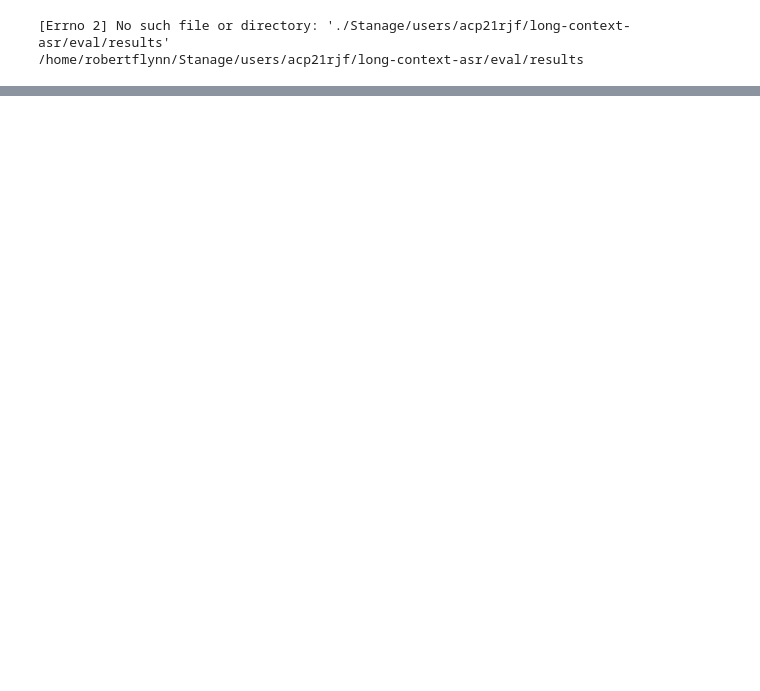
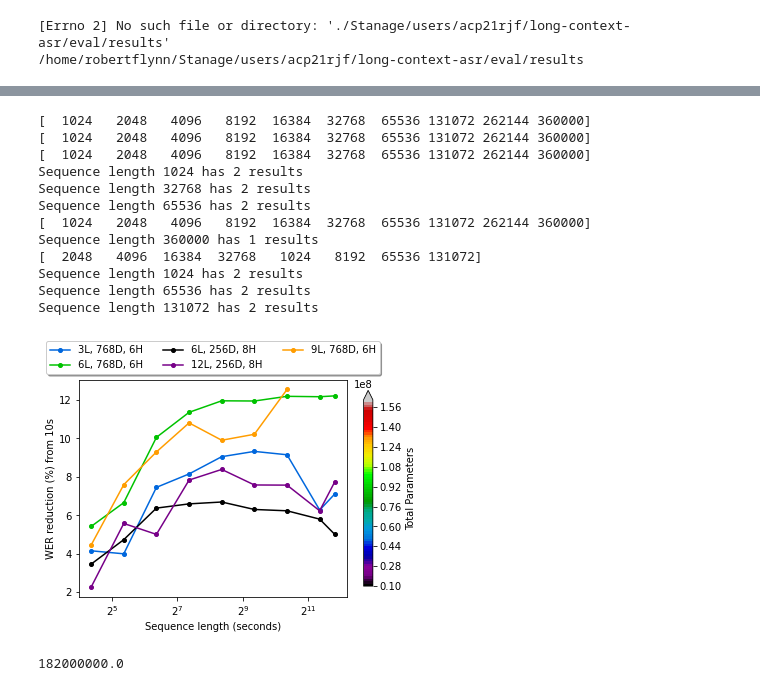
Before and after one commit to robflynnyh/long-context-asr, a Jupyter notebook: eval/results/eval.ipynb, the cells around one changed output, grey strips where cells are left out. Drawn from its saved outputs; the diff is of its cells as text; code cells hidden in the pictures; blank space fills up the shorter version.

```diff
--- a/eval/results/eval.ipynb
+++ b/eval/results/eval.ipynb
@@ -662,0 +47,75 @@ Sequence length 262144 has 1 results
+# %%
+csv1 = pd.read_csv('evals_rotary_pos_3l.csv', sep=',')
+csv2 = pd.read_csv('evals_rb.csv', sep=',')
+csv3 = pd.read_csv('evals_rotary_pos_6l_256d.csv', sep=',')
+csv4 = pd.read_csv('evals_rotary_pos_12l_256d.csv', sep=',')
+csv5 = pd.read_csv('evals_rb_9l_768d.csv', sep=',')
+
+
+
+from matplotlib.cm import ScalarMappable
+from matplotlib.colors import BoundaryNorm, LinearSegmentedColormap
+
+params = [
+    49158656, # 3l
+    89914112, # rb
+    11979008, # 6l 256d
+    21061376, # 12l 256d
+    130669568, # 9l 768d
+]
+param_min, param_max = min(params), 160000000#max(params)
+step = 2000000
+boundaries = [param_min-step]+[d+step for d in range(param_min, param_max+1, step)]
+cm = plt.get_cmap('nipy_spectral')
+#cm = cm.reversed()
+norm = BoundaryNorm(boundaries, 256)
+colors = [cm(norm(p)) for p in params]
+
+
+dataset = 'earnings22_full'
+data1 = get_data(csv1, dataset=dataset)
+data2 = get_data(csv2, dataset=dataset)
+data3 = get_data(csv3, dataset=dataset)
+data4 = get_data(csv4, dataset=dataset)
+data5 = get_data(csv5, dataset=dataset)
+# data5[65536]['wer'] = 23.0
+
+pdecrease1 = get_percentage_decrease_json(data1, min_key=1024)
+pdecrease2 = get_percentage_decrease_json(data2, min_key=1024)
+pdecrease3 = get_percentage_decrease_json(data3, min_key=1024)
+pdecrease4 = get_percentage_decrease_json(data4, min_key=1024)
+pdecrease5 = get_percentage_decrease_json(data5, min_key=1024)
+
+plt.xscale('log', basex=2)
+plt.plot([el/100 for el in sorted(list(pdecrease1.keys()))], [pdecrease1[el] for el in sorted(list(pdecrease1.keys()))], label='3L, 768D, 6H', marker='o', markersize=4, color=colors[0])
+plt.plot([el/100 for el in sorted(list(pdecrease2.keys()))], [pdecrease2[el] for el in sorted(list(pdecrease2.keys()))], label='6L, 768D, 6H', marker='o', markersize=4, color=colors[1])
+plt.plot([el/100 for el in sorted(list(pdecrease3.keys()))], [pdecrease3[el] for el in sorted(list(pdecrease3.keys()))], '-', label='6L, 256D, 8H', marker='o', markersize=4, color=colors[2])
+plt.plot([el/100 for el in sorted(list(pdecrease4.keys()))], [pdecrease4[el] for el in sorted(list(pdecrease4.keys()))], label='12L, 256D, 8H', marker='o', markersize=4, color=colors[3])
+plt.plot([el/100 for el in sorted(list(pdecrease5.keys()))], [pdecrease5[el] for el in sorted(list(pdecrease5.keys()))], label='9L, 768D, 6H', marker='o', markersize=4, color=colors[4])
+
+cb = plt.colorbar(ScalarMappable(norm, cm),shrink=0.9, extend='max')
+cb.set_label('Total Parameters')
+
+plt.legend(loc='upper center', bbox_to_anchor=(0.5, 1.2), ncol=3, fancybox=True, shadow=True)
+plt.xlabel('Sequence length (seconds)')
+plt.ylabel('WER reduction (%) from 10s')
+plt.savefig('model_sizes.pdf', bbox_inches='tight')
+plt.show()
+# %% [output]
+[  1024   2048   4096   8192  16384  32768  65536 131072 262144 360000]
+[  1024   2048   4096   8192  16384  32768  65536 131072 262144 360000]
+[  1024   2048   4096   8192  16384  32768  65536 131072 262144 360000]
+Sequence length 1024 has 2 results
+Sequence length 32768 has 2 results
+Sequence length 65536 has 2 results
+[  1024   2048   4096   8192  16384  32768  65536 131072 262144 360000]
+Sequence length 360000 has 1 results
+[  2048   4096  16384  32768   1024   8192  65536 131072]
+Sequence length 1024 has 2 results
+Sequence length 65536 has 2 results
+Sequence length 131072 has 2 results
+[figure, added]
+# %%
+1.82*10**8
+# %% [output]
+182000000.0
```
Also changed, not shown: parts of 57 cells of this notebook, 37 other files.
